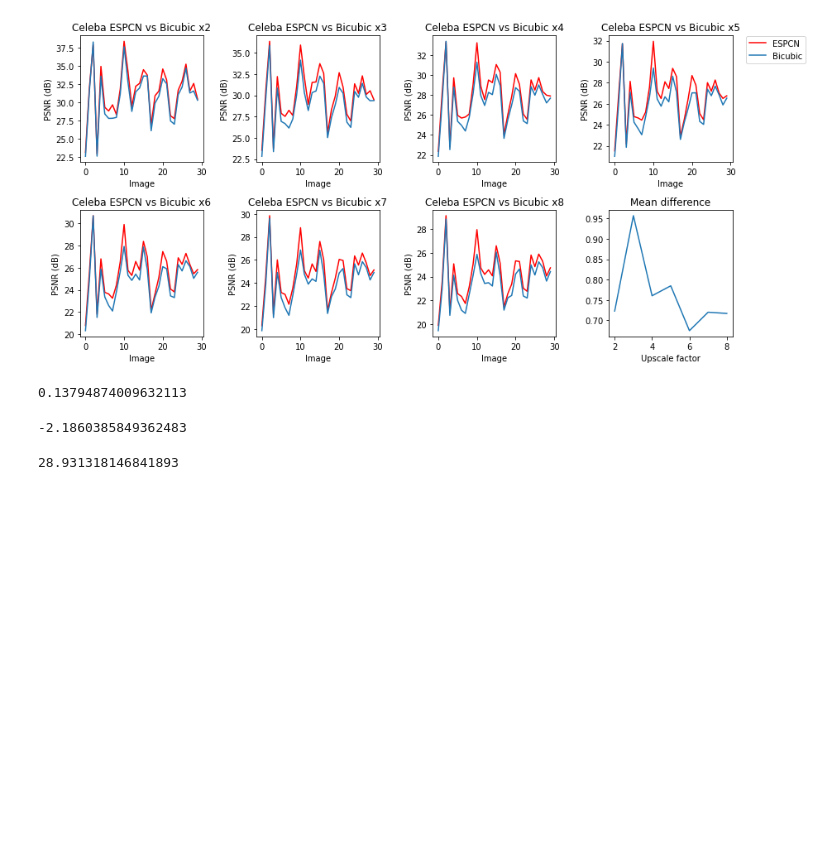
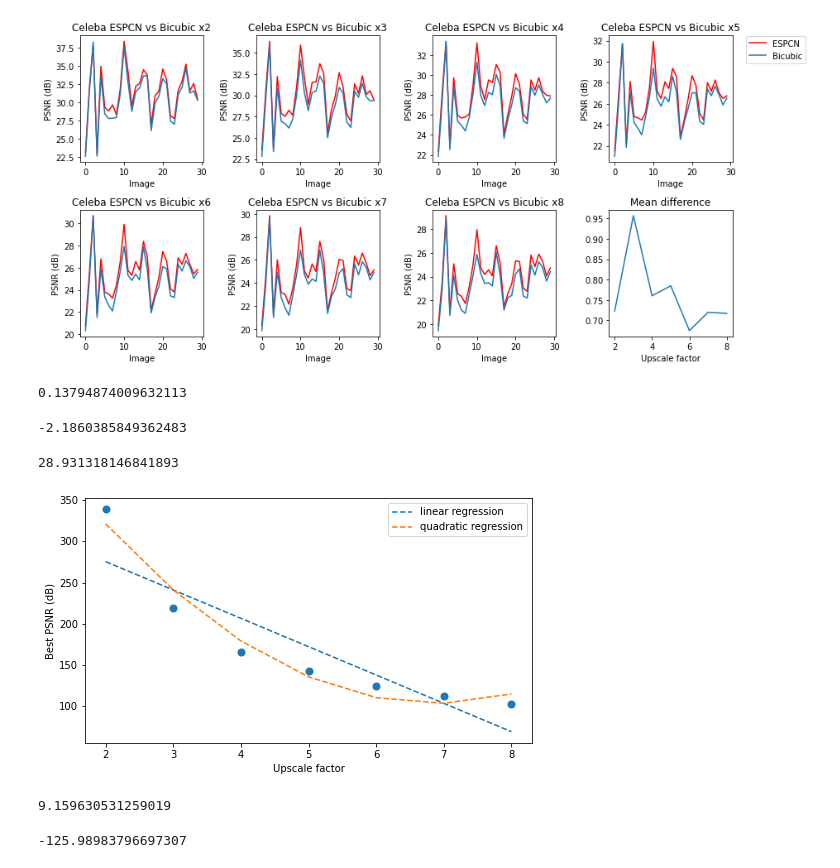
Before and after one commit to ywang530/ESPCN, a Jupyter notebook: Results Analysis.ipynb, the cells around one changed output. Saved outputs shown, nothing was run; the diff lists cells and outputs as text; code cells hidden in the pictures; blank space fills up the shorter version.

Commit message:
Added analysis plots

```diff
--- a/Results Analysis.ipynb
+++ b/Results Analysis.ipynb
@@ -226,3 +226,33 @@ m1
 b1
 # %% [output]
 28.931318146841893
+# %%
+best_PSNR = {}
+i = 2
+for df in Eval_PSNR:
+    name = 'x' + str(i)
+    best_PSNR[name] = 10**(max(df['Eval PSNR'])/10)
+    i += 1
+
+x = np.arange(2,9)
+y = list(best_PSNR.values())
+m, b = np.polyfit(x,y,1)
+m2, m1, b1 = np.polyfit(x,y,2)
+
+plt.figure(figsize=(8,4.5))
+plt.xlabel('Upscale factor')
+plt.ylabel('Best PSNR (dB)')
+plt.scatter(x,y, lw=2)
+plt.plot(x, m*x + b, linestyle='--', label = 'linear regression')
+plt.plot(x, m2*(x**2) + m1*x +b1, linestyle='--', label = 'quadratic regression')
+plt.legend();
+# %% [output]
+[figure, added]
+# %%
+m2
+# %% [output]
+9.159630531259019
+# %%
+m1
+# %% [output]
+-125.98983796697307
```
Also changed, not shown: 7 other files.
